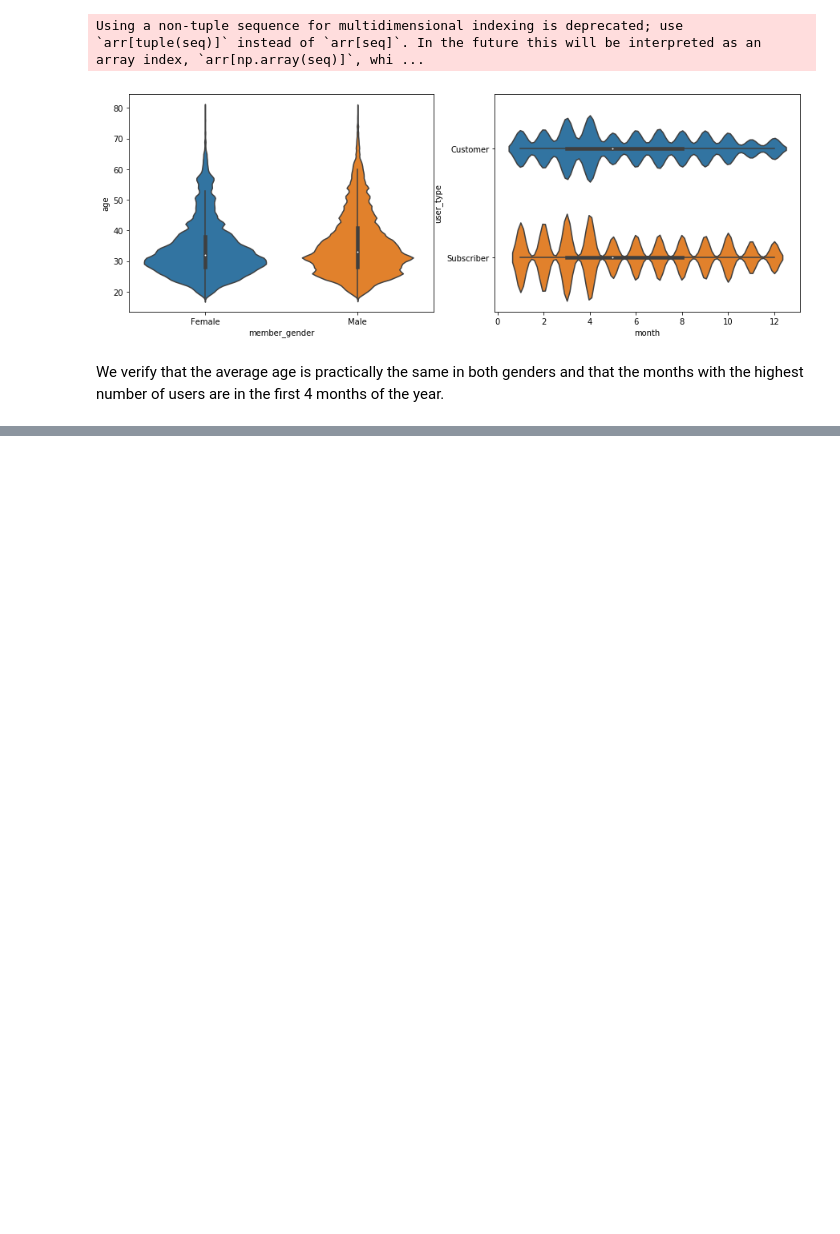
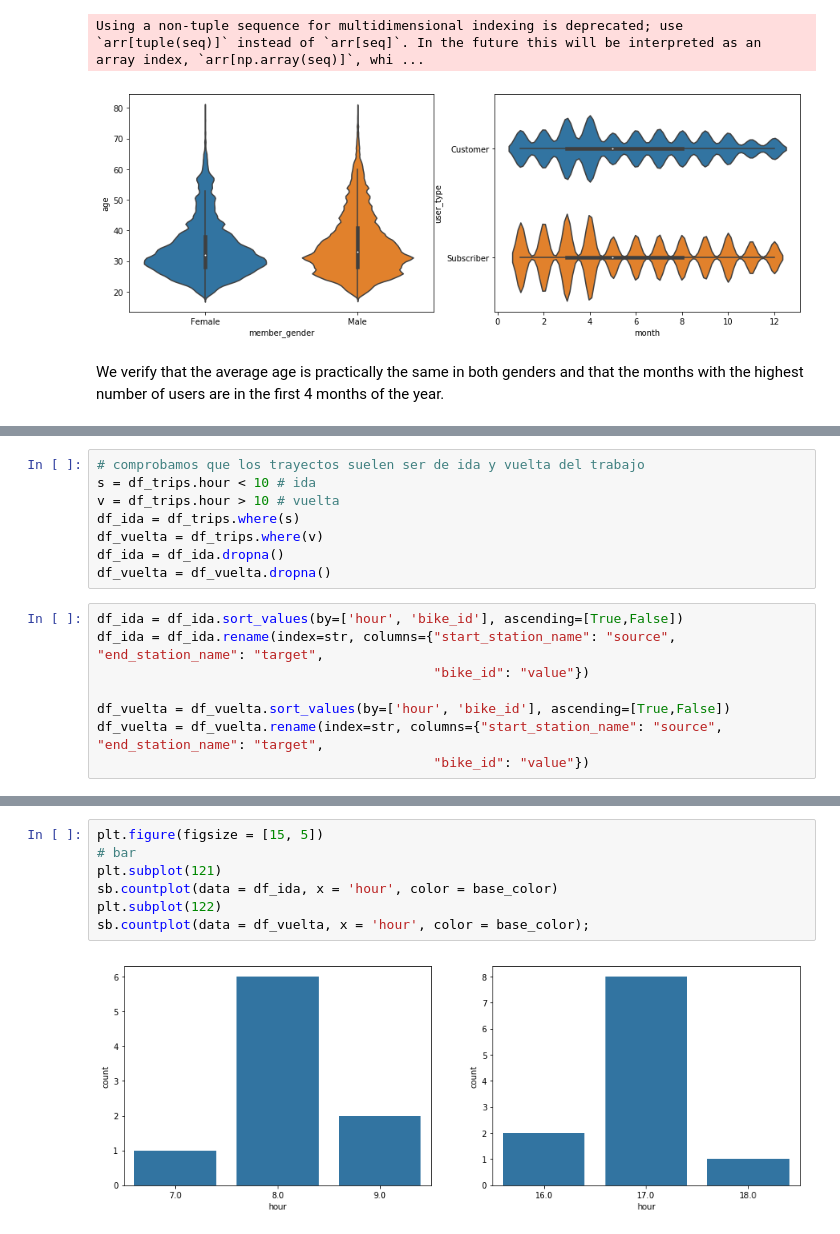
Before and after one commit to apozuelog/Data-visualization-project, a Jupyter notebook: exploration.ipynb, the cells around one changed output, grey strips where cells are left out. Drawn from its saved outputs; the diff is of its cells as text; blank space fills up the shorter version.

```diff
--- a/exploration.ipynb
+++ b/exploration.ipynb
@@ -496,0 +444,16 @@ the quote-formatted guide notes like this one before you finish your report!
+# %%
+# comprobamos que los trayectos suelen ser de ida y vuelta del trabajo
+s = df_trips.hour < 10 # ida
+v = df_trips.hour > 10 # vuelta
+df_ida = df_trips.where(s)
+df_vuelta = df_trips.where(v)
+df_ida = df_ida.dropna()
+df_vuelta = df_vuelta.dropna()
+# %%
+df_ida = df_ida.sort_values(by=['hour', 'bike_id'], ascending=[True,False])
+df_ida = df_ida.rename(index=str, columns={"start_station_name": "source", "end_station_name": "target",
+                                           "bike_id": "value"})
+
+df_vuelta = df_vuelta.sort_values(by=['hour', 'bike_id'], ascending=[True,False])
+df_vuelta = df_vuelta.rename(index=str, columns={"start_station_name": "source", "end_station_name": "target",
+                                           "bike_id": "value"})
@@ -496,0 +481,9 @@ the quote-formatted guide notes like this one before you finish your report!
+# %%
+plt.figure(figsize = [15, 5])
+# bar
+plt.subplot(121)
+sb.countplot(data = df_ida, x = 'hour', color = base_color)
+plt.subplot(122)
+sb.countplot(data = df_vuelta, x = 'hour', color = base_color);
+# %% [output]
+[figure, added]
```
Also changed, not shown: parts of 25 cells of this notebook, 1 other file.
